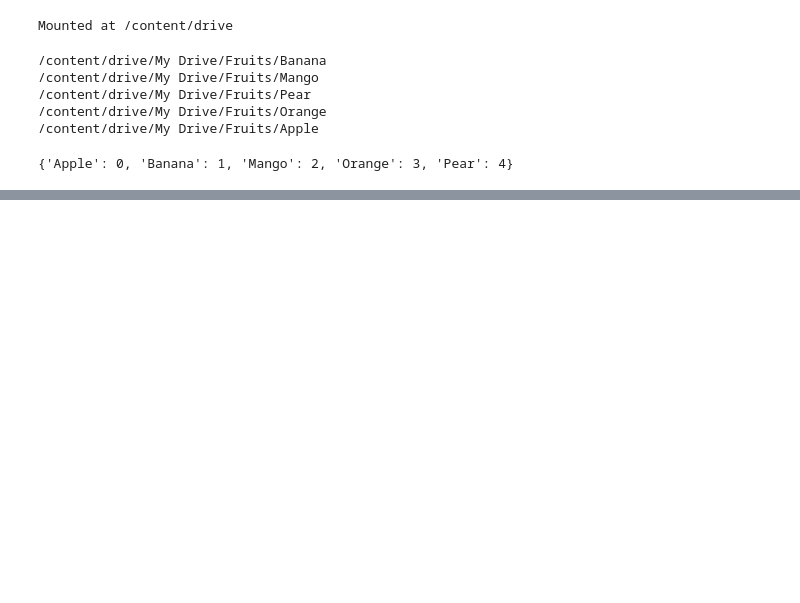
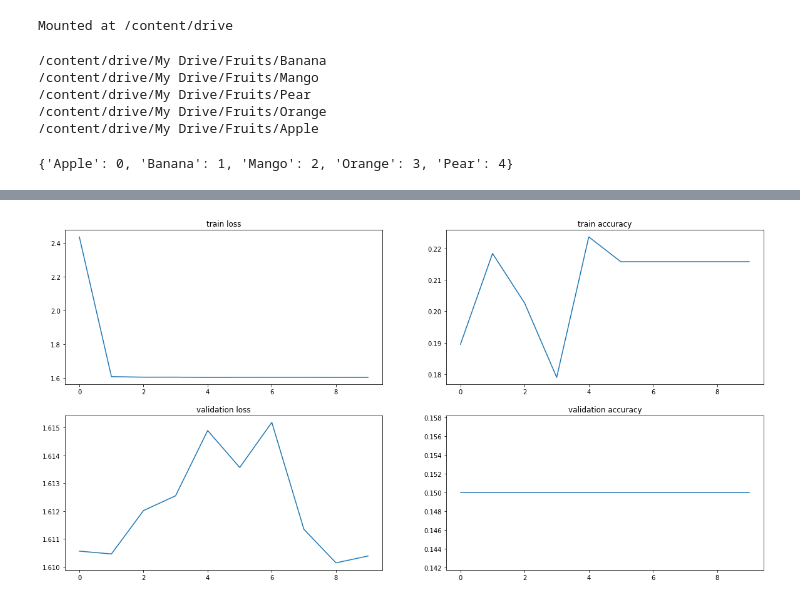
Before and after one commit to infoshareacademy/jdszr2-FrankensteinStranger, a Jupyter notebook: Projekt 4 - Deep Learning/Fruit_recognition.ipynb, the cells around one changed output, grey strips where cells are left out. Saved outputs shown, nothing was run; the diff lists cells and outputs as text; code cells hidden in the pictures; blank space fills up the shorter version.

```diff
--- a/Projekt 4 - Deep Learning/Fruit_recognition.ipynb
+++ b/Projekt 4 - Deep Learning/Fruit_recognition.ipynb
@@ -93,0 +178,14 @@ plt.show()
+# %%
+X_train = X_train.astype(np.float32)
+X_test = X_test.astype(np.float32)
+# %%
+# tranformacja y przy pomocy one hot encodingu
+
+y_train = OneHotEncoder().fit_transform(y_train.reshape(-1,1)).toarray()
+y_test = OneHotEncoder().fit_transform(y_test.reshape(-1,1)).toarray()
+
+y_train = y_train.astype(np.float32)
+y_test = y_test.astype(np.float32)
+
+# sprawdzenie czy OHE zadziałało jak powinno (kształt się zmienił)
+print(f"Shape etykiet treningowych:{y_train.shape}\nShape etykiet testowych: {y_test.shape}")
@@ -93,0 +220,2 @@ plt.show()
+# %%
+model_cnn = define_model()
@@ -93,0 +240,10 @@ plt.show()
+# %%
+# trening
+
+history = model_cnn.fit(
+    x=X_train,
+    y=y_train,
+    batch_size=50,
+    epochs=10,
+    validation_split=0.05
+)
@@ -93,0 +271,16 @@ plt.show()
+# %%
+# wykresy porównujące jakość modelu na treningu i walidacji
+
+fig, ax = plt.subplots(nrows=2, ncols=2, figsize=(20,10))
+
+ax[0][0].plot(history.history["loss"])
+ax[0][1].plot(history.history["accuracy"])
+ax[1][0].plot(history.history["val_loss"])
+ax[1][1].plot(history.history["val_accuracy"])
+ax[0][0].set_title("train loss")
+ax[0][1].set_title("train accuracy")
+ax[1][0].set_title("validation loss")
+ax[1][1].set_title("validation accuracy")
+plt.show()
+# %% [output]
+[figure, added]
```
Also changed, not shown: parts of 15 cells of this notebook.
